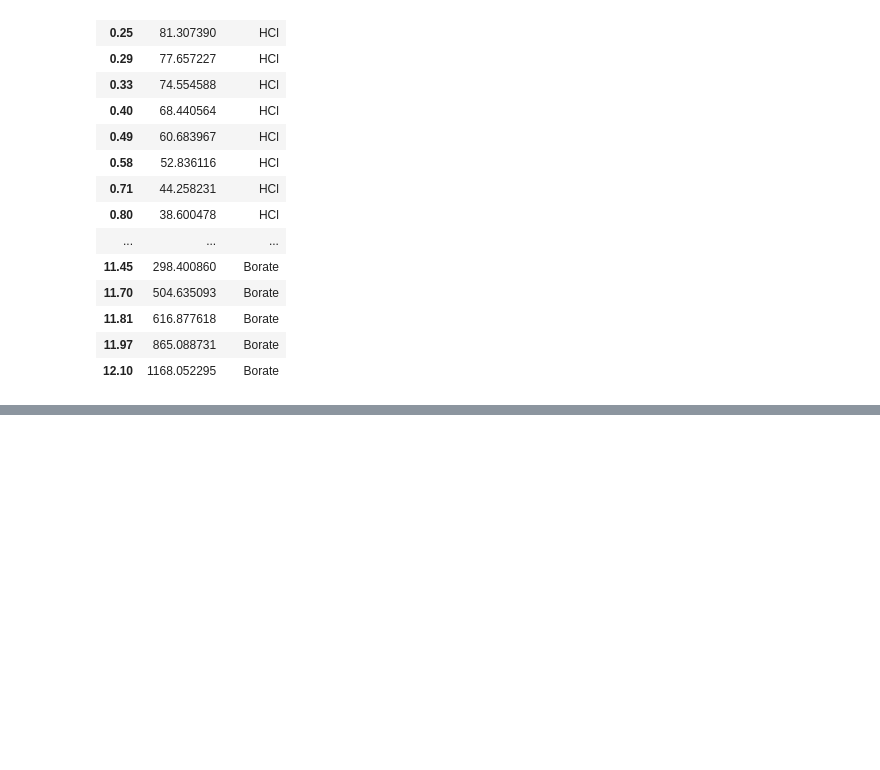
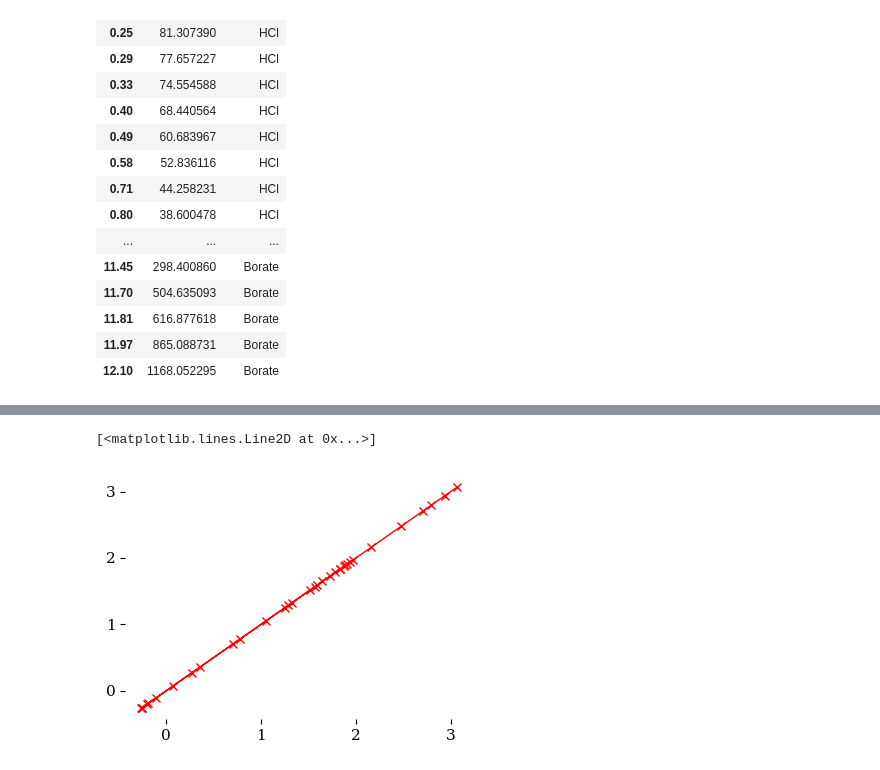
Before and after one commit to blinkletter/4410PythonNotebooks, a Jupyter notebook: Class_23/23-1b_calculator.ipynb, the cells around one changed output, grey strips where cells are left out. Cells and saved outputs as stored; diff of their text form; code cells hidden in the pictures; blank space fills up the shorter version.

```diff
--- a/Class_23/23-1b_calculator.ipynb
+++ b/Class_23/23-1b_calculator.ipynb
@@ -195,0 +314,5 @@ display(df2)
+# %%
+plt.plot(y_byEyring,y_byfactor,"x-r")
+# %% [output]
+[<matplotlib.lines.Line2D at 0x...>]
+[figure, added]
```
Also changed, not shown: parts of 3 cells of this notebook, 1 other file.
